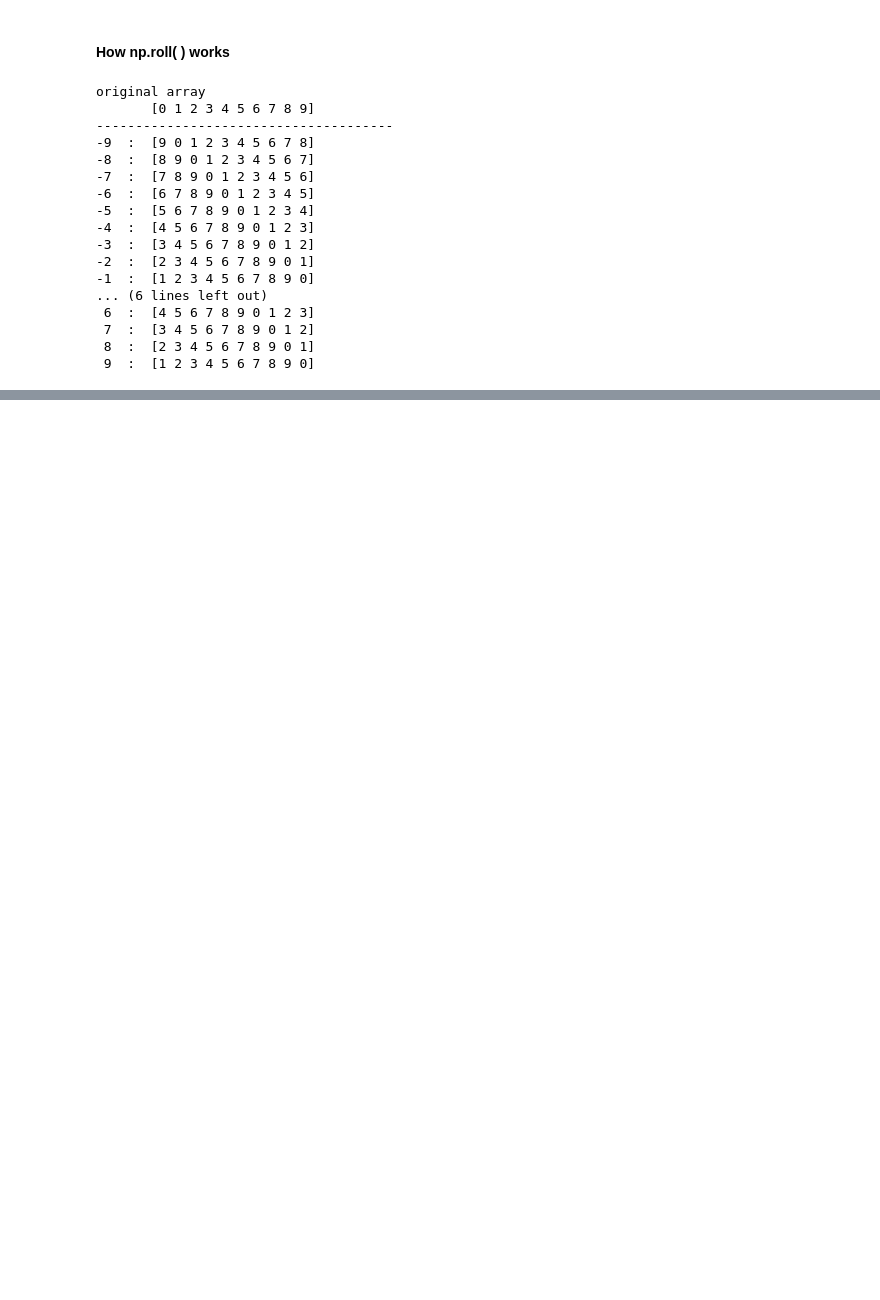
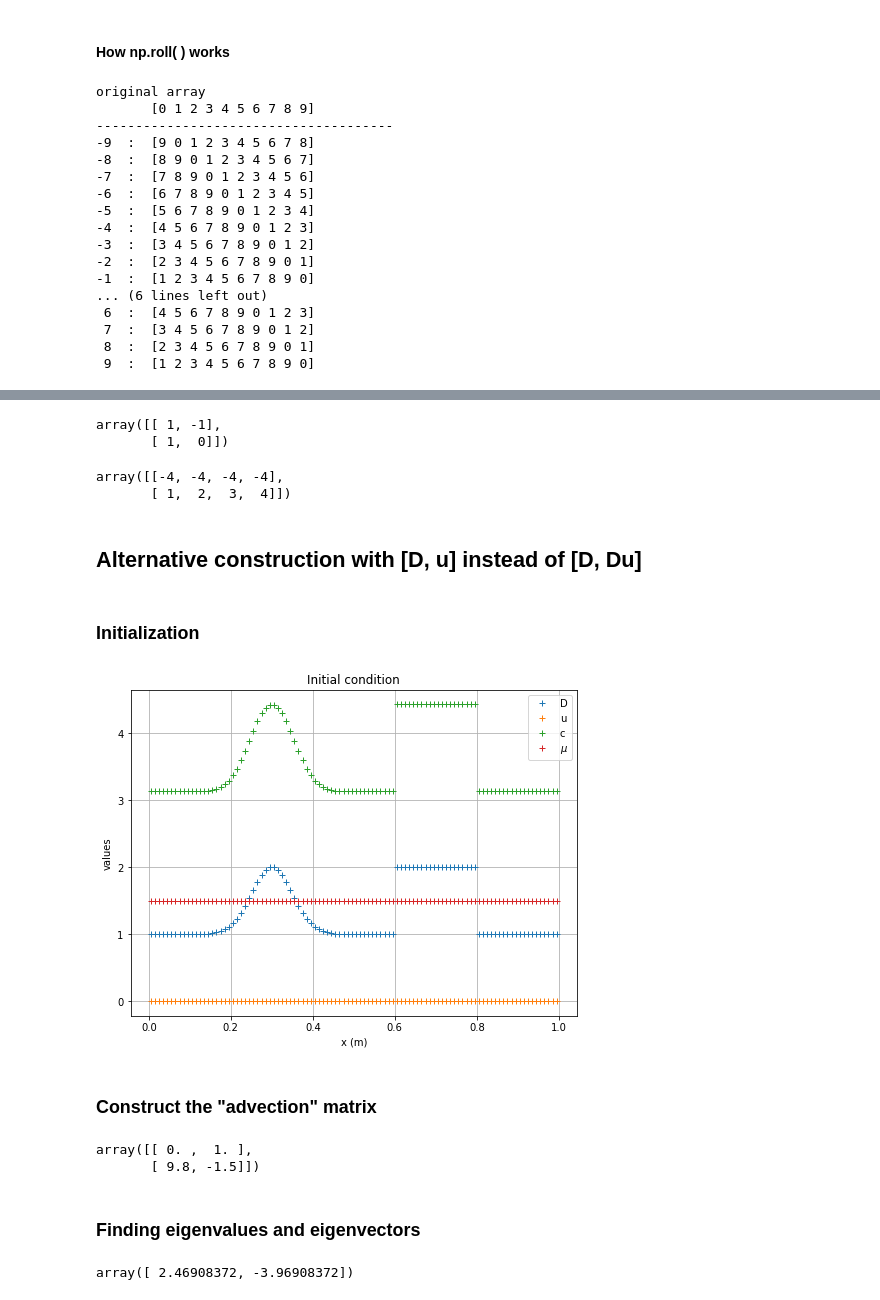
Before and after one commit to sirpipat/tsunami-modelling, a Jupyter notebook: src/Playground.ipynb, the cells around one changed output, grey strips where cells are left out. Cells and saved outputs as stored; diff of their text form; code cells hidden in the pictures; blank space fills up the shorter version.

```diff
--- a/src/Playground.ipynb
+++ b/src/Playground.ipynb
@@ -499,0 +452,55 @@ forward_euler
+# %%
+bb = np.array([[1, -1], [1, 0]])
+bb
+# %% [output]
+array([[ 1, -1],
+       [ 1,  0]])
+# %%
+np.matmul(bb, aa)
+# %% [output]
+array([[-4, -4, -4, -4],
+       [ 1,  2,  3,  4]])
+# %% [markdown]
+## Alternative construction with [D, u] instead of [D, Du]
+# %% [markdown]
+### Initialization
+# %%
+g = 9.8
+D_0 = 1
+u_0 = 0
+nu_0 = 1.5
+N = 100
+x, eta = init_step(N)
+h = np.ones(np.size(x)) * D_0
+D = h + eta
+u = np.ones(np.size(x)) * u_0
+nu = np.ones(np.size(x)) * nu_0
+c = np.sqrt(g * D)
+# %%
+plt.plot(x, D, '+', label = 'D')
+plt.plot(x, u, '+', label = 'u')
+plt.plot(x, c, '+', label = 'c')
+plt.plot(x, nu, '+', label = '$\mu$')
+plt.grid()
+plt.xlabel('x (m)')
+plt.ylabel('values')
+plt.legend()
+plt.title('Initial condition')
+plt.show()
+# %% [output]
+[figure, added]
+# %% [markdown]
+### Construct the "advection" matrix
+# %%
+A = np.array([[u_0, D_0], [g, u_0 - nu_0]])
+A
+# %% [output]
+array([[ 0. ,  1. ],
+       [ 9.8, -1.5]])
+# %% [markdown]
+### Finding eigenvalues and eigenvectors
+# %%
+w, v = np.linalg.eig(A)
+w
+# %% [output]
+array([ 2.46908372, -3.96908372])
```
Also changed, not shown: parts of 69 cells of this notebook, 4 other files.
